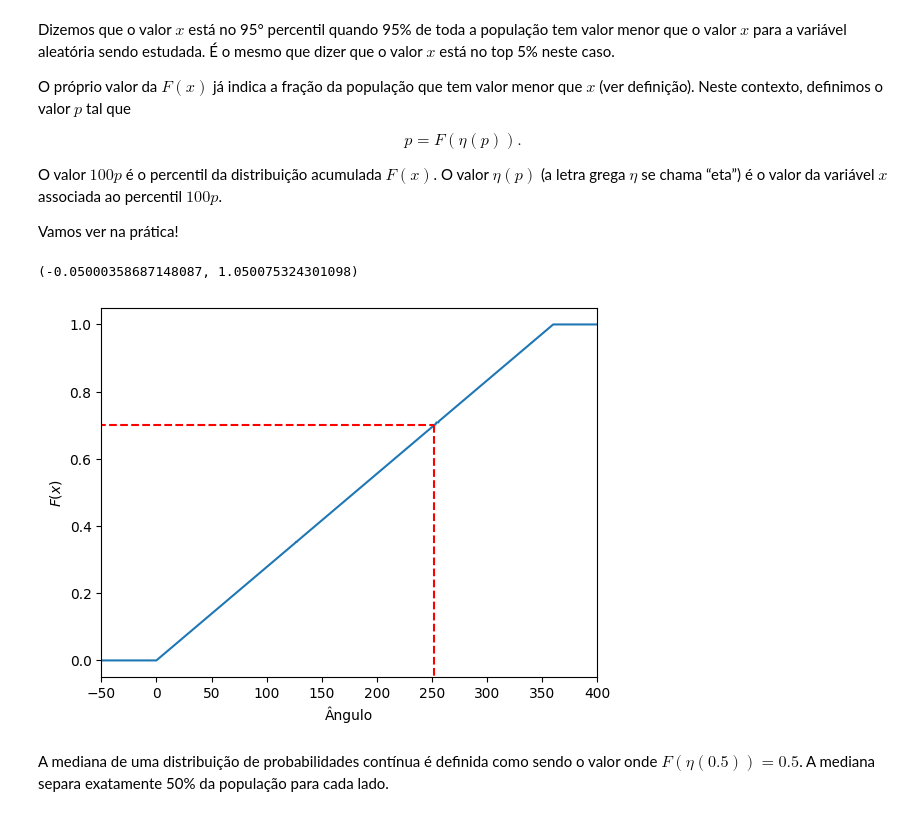
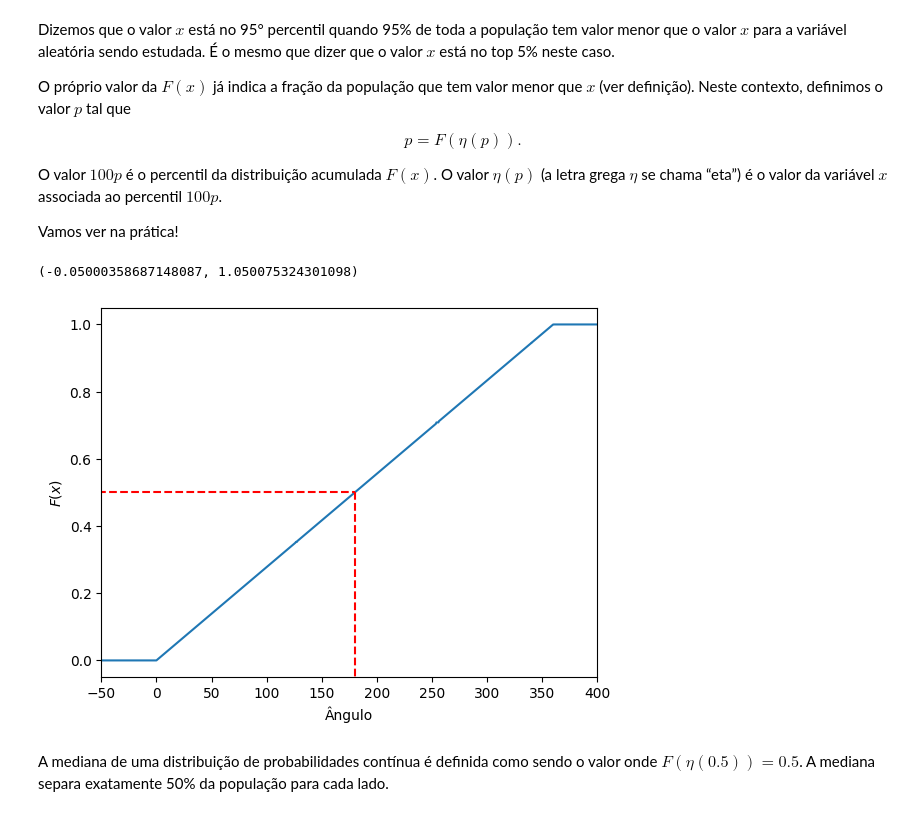
Before and after one commit to karla-easterlini/Sistema-Nao-Binario, a Jupyter notebook: Probabilidade e Estatística/Aulas/7 - Distribuições de probabilidades contínuas.ipynb, the cells around one changed output. Drawn from its saved outputs; the diff is of its cells as text; code cells hidden in the pictures.

```diff
--- a/Probabilidade e Estatística/Aulas/7 - Distribuições de probabilidades contínuas.ipynb
+++ b/Probabilidade e Estatística/Aulas/7 - Distribuições de probabilidades contínuas.ipynb
@@ -178,28 +178,28 @@ O valor $100p$ é o percentil da distribuição acumulada $F(x)$. O valor $\eta(
 
 Vamos ver na prática!
 # %%
-PERCENTIL = 70
+PERCENTIL = 50
 
 eta = x[np.argmin(abs(np.array(y) - PERCENTIL / 100))]
 
 figura, eixo = plt.subplots()
 
 eixo.plot(x, y)
 
 xmin, xmax = eixo.get_xlim()
 ymin, ymax = eixo.get_ylim()
 
 eixo.plot([xmin, eta], [PERCENTIL / 100, PERCENTIL / 100], ls="--", c="red")
 eixo.plot([eta, eta], [PERCENTIL / 100, ymin], ls="--", c="red")
 
 eixo.set_xlabel("Ângulo")
 eixo.set_ylabel("$F(x)$")
 
 eixo.set_xlim(min(x), max(x))
 eixo.set_ylim(ymin, ymax)
 # %% [output]
 (-0.05000358687148087, 1.050075324301098)
-[figure, old version]
+[figure, new version]
 # %% [markdown]
 A mediana de uma distribuição de probabilidades contínua é definida como sendo o valor onde $F(\eta(0.5)) = 0.5$. A mediana separa exatamente 50% da população para cada lado.
 # %% [markdown]
```
Also changed, not shown: parts of 1 cell of this notebook, 1 other file.
